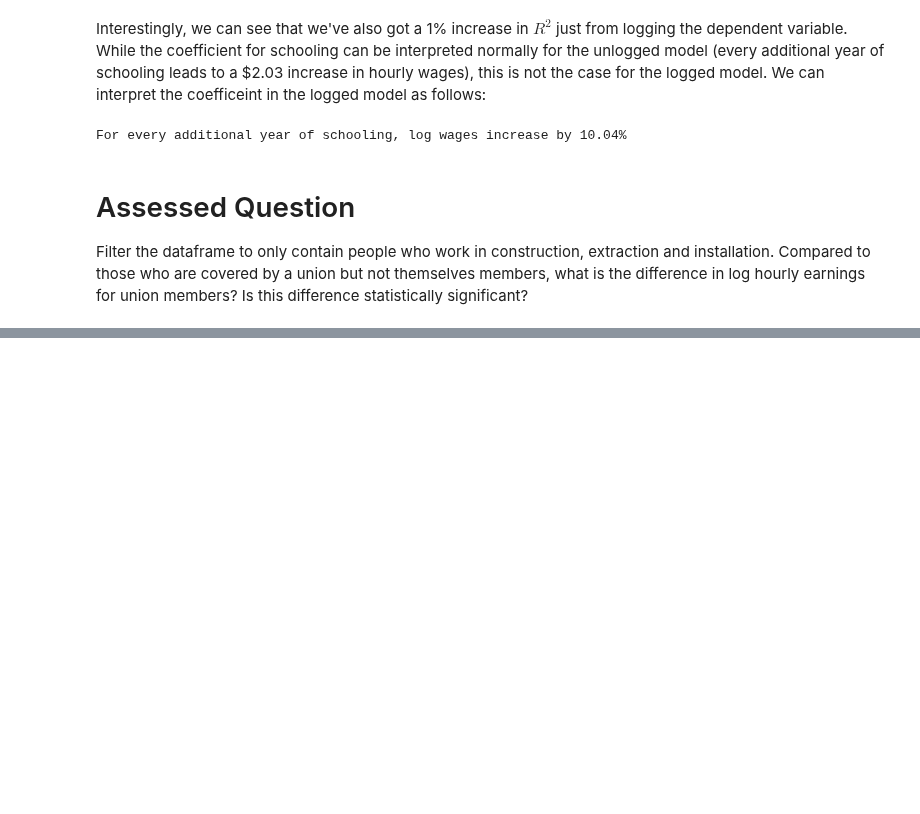
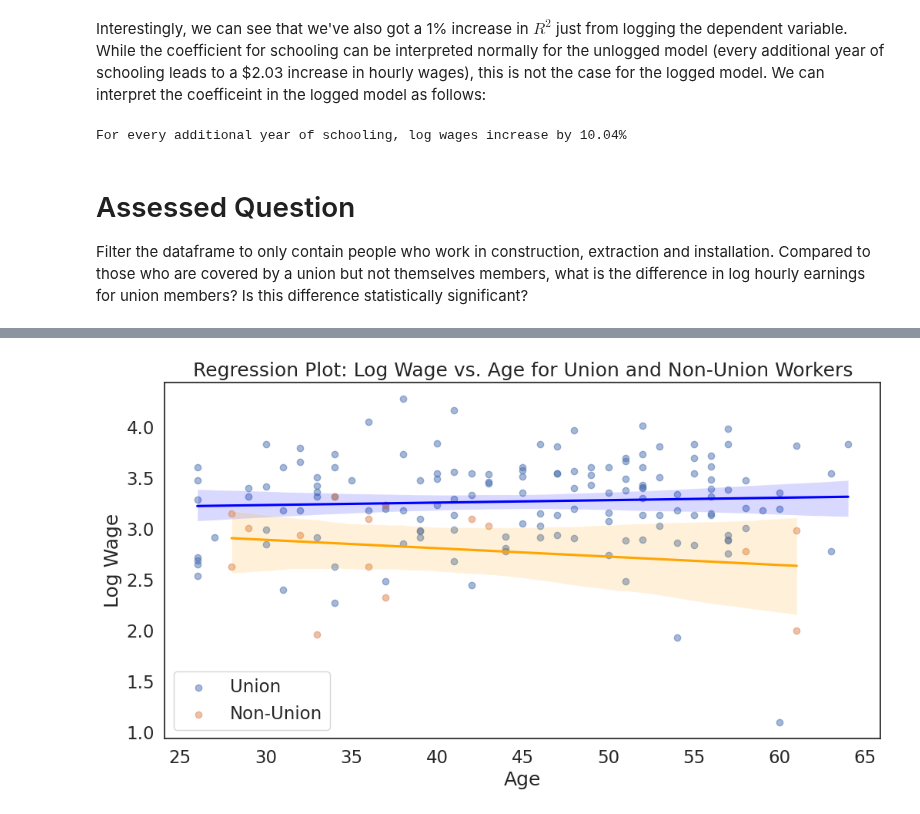
Before and after one commit to laiacoder/QM2, a Jupyter notebook: notebooks/W07. Linear Regression.ipynb, the cells around one changed output, grey strips where cells are left out. Cells and saved outputs as stored; diff of their text form; code cells hidden in the pictures; blank space fills up the shorter version.

```diff
--- a/notebooks/W07. Linear Regression.ipynb
+++ b/notebooks/W07. Linear Regression.ipynb
@@ -576,0 +665,42 @@ Filter the dataframe to only contain people who work in construction, extraction
+# %%
+# Regression plot for union workers
+plt.figure(figsize=(12, 6))
+sns.regplot(
+    data=union,
+    x='age',  # Replace 'age' with your desired independent variable
+    y='logwage',
+    scatter_kws={'alpha': 0.5},  # Make scatter points slightly transparent
+    line_kws={'color': 'blue'},  # Regression line color
+    label='Union'
+)
+
+
+# Regression plot for non-union workers
+sns.regplot(
+    data=non_union,
+    x='age',  # Replace 'age' with your desired independent variable
+    y='logwage',
+    scatter_kws={'alpha': 0.5},  # Make scatter points slightly transparent
+    line_kws={'color': 'orange'},  # Regression line color
+    label='Non-Union'
+)
+
+# Add labels and title
+plt.xlabel('Age')
+plt.ylabel('Log Wage')
+plt.title('Regression Plot: Log Wage vs. Age for Union and Non-Union Workers')
+plt.legend()
+plt.show()
+
+print("\n")
+
+union = union.reset_index(drop=True)
+non_union = non_union.reset_index(drop=True)
+
+# Combine the two into a DataFrame for correlation
+logwage_data = pd.DataFrame({
+    'Union_LogWage': union['logwage'],
+    'NonUnion_LogWage': non_union['logwage']
+})
+# %% [output]
+[figure, added]
```
Also changed, not shown: parts of 18 cells of this notebook.
